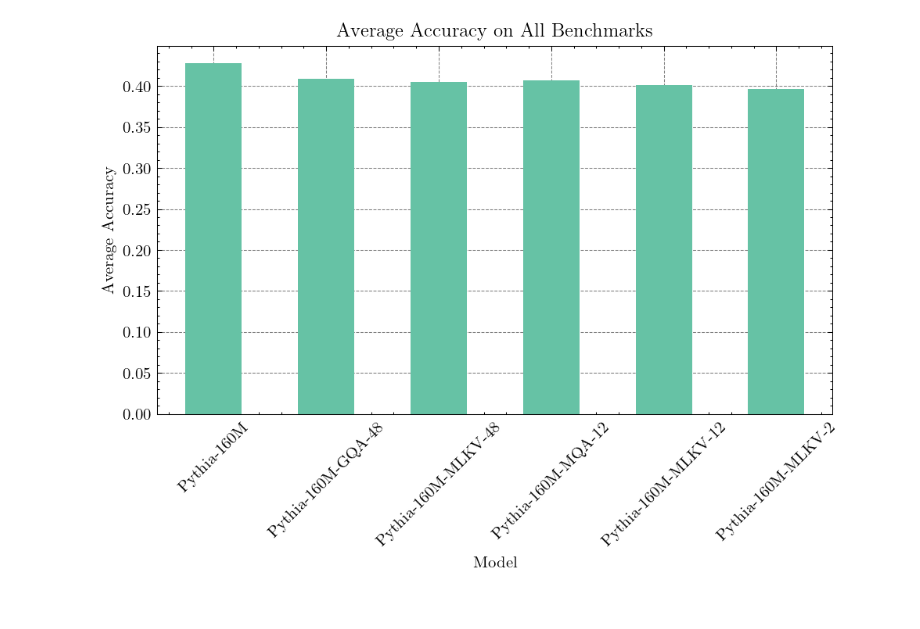
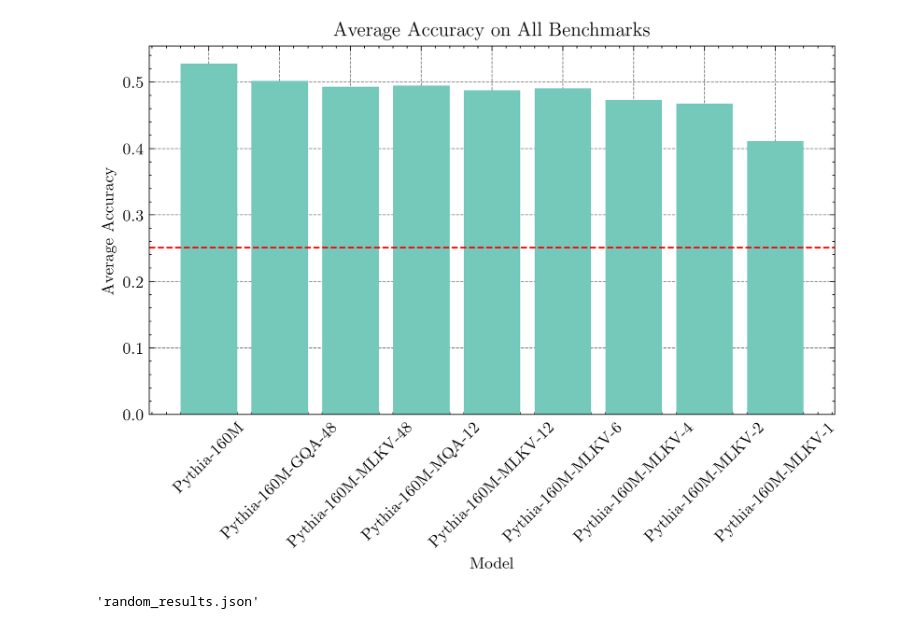
Before and after one commit to zaydzuhri/pythia-mlkv, a Jupyter notebook: figures.ipynb, the cells around one changed output. Saved outputs shown, nothing was run; the diff lists cells and outputs as text; code cells hidden in the pictures.

```diff
--- a/figures.ipynb
+++ b/figures.ipynb
@@ -21,7 +36,11 @@ model_files = {
     "Pythia-160M-MLKV-48": "mlkv_48_results.json",
     "Pythia-160M-MQA-12": "mqa_12_results.json",
     "Pythia-160M-MLKV-12": "mlkv_12_results.json",
+    "Pythia-160M-MLKV-6": "mlkv_6_results.json",
+    "Pythia-160M-MLKV-4": "mlkv_4_results.json",
     "Pythia-160M-MLKV-2": "mlkv_2_results.json",
+    "Pythia-160M-MLKV-1": "mlkv_1_results.json",
+    "Random": "random_results.json",
 }
 # Each json has a 'result' key with each item being the dict of the result on a benchmark
 # Read and put them in a dataframe with columns: model, benchmark1, benchmark2, ...
@@ -53,5 +76,7 @@ eval_df
+# %%
+eval_df = eval_df.drop(columns=['boolq'])
 # %%
 # Add average accuracy (exclude wikitext)
-eval_df['average_acc'] = eval_df.drop(columns=['model','wikitext']).mean(axis=1)
+eval_df['average_acc'] = eval_df.drop(columns=['model']).mean(axis=1)
 eval_df
 # %% [output]
@@ -65,5 +94,5 @@ eval_df
 # %%
-# Put wikitext as the last column
-wikitext = eval_df.pop('wikitext')
-eval_df['wikitext'] = wikitext
-eval_df
+# # Put wikitext as the last column
+# wikitext = eval_df.pop('wikitext')
+# eval_df['wikitext'] = wikitext
+# eval_df
@@ -104,16 +185,21 @@ plt.show()
 # %%
 # Plot all accuracies and average accuracy
 fig, ax = plt.subplots(figsize=(width, height), dpi=dpi)
-eval_df.plot(x='model', y='average_acc', kind='bar', ax=ax, legend=False)
+ax.bar(eval_df[eval_df['model']!='Random']['model'], eval_df[eval_df['model']!='Random']['average_acc'])
+ax.axhline(y=eval_df[eval_df['model']=='Random']['average_acc'].values[0], color='r', linestyle='--')
 ax.set_ylabel('Average Accuracy')
 ax.set_xlabel('Model')
 ax.set_title('Average Accuracy on All Benchmarks')
 plt.xticks(rotation=45)
 plt.tight_layout()
-# plt.savefig('lm_eval_results.png')
+plt.savefig('figs/perfavg.jpg')
 plt.show()
 # %% [output]
-[figure, old version]
+[figure, new version]
+# %%
+model_files.pop('Random')
+# %% [output]
+'random_results.json'
 # %%
 # Add data on inference speed and memory measurements
 measurements = pd.read_csv('measurements.csv')
```
Also changed, not shown: parts of 24 cells of this notebook, 13 other files.
